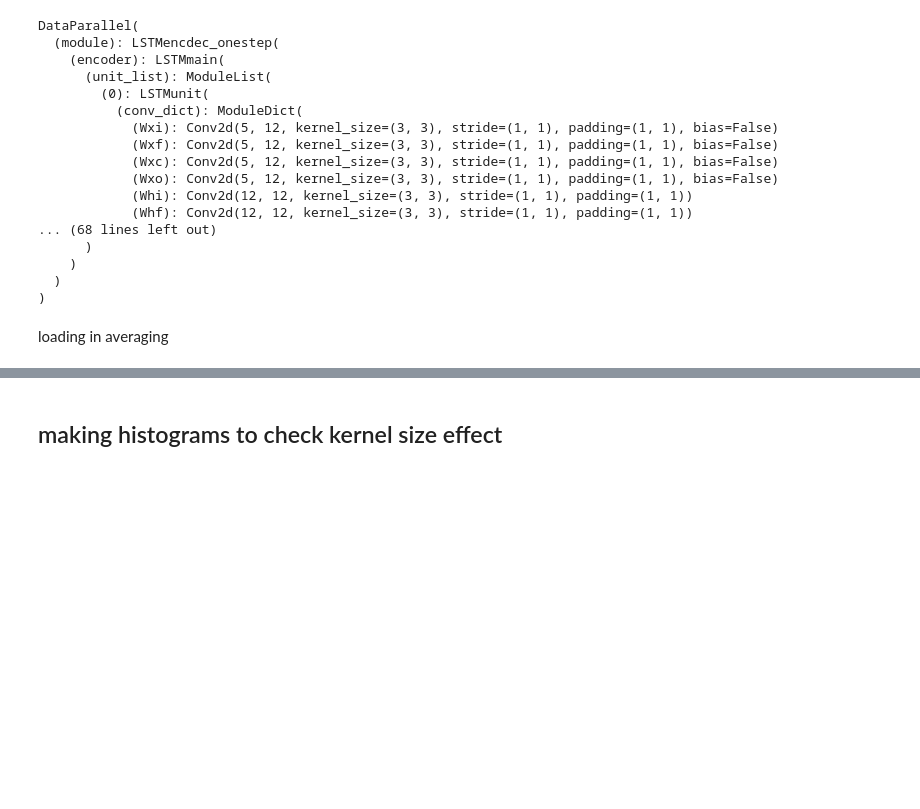
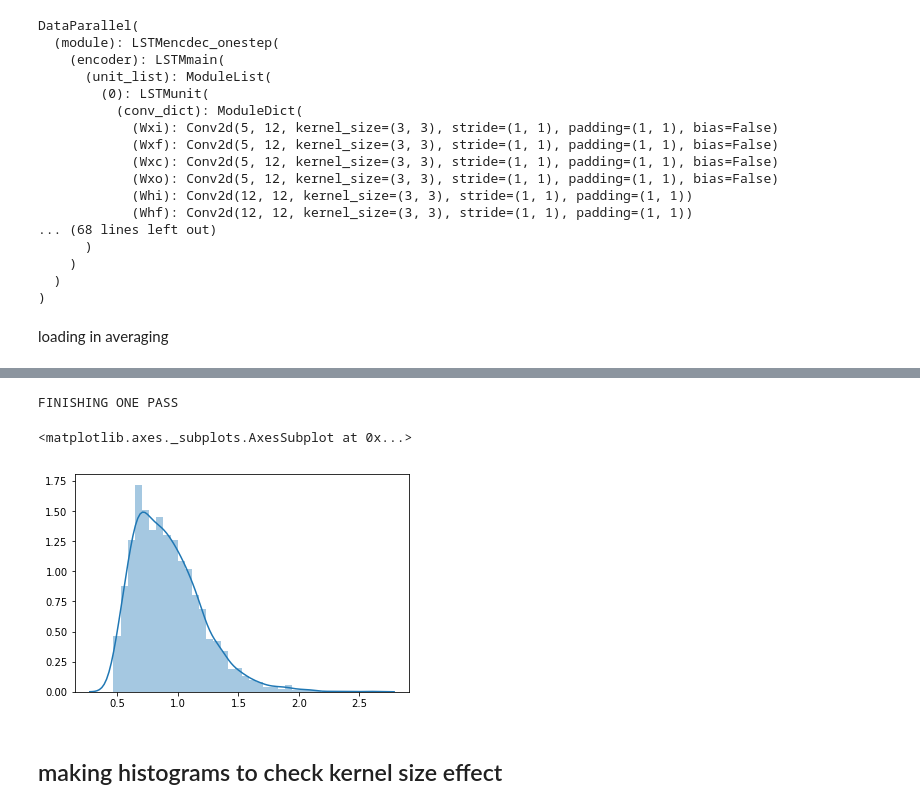
Before and after one commit to Garethlomax/acse-9-independent-research-project-Garethlomax, a Jupyter notebook: Model_testing.ipynb, the cells around one changed output, grey strips where cells are left out. Drawn from its saved outputs; the diff is of its cells as text; code cells hidden in the pictures; blank space fills up the shorter version.

```diff
--- a/Model_testing.ipynb
+++ b/Model_testing.ipynb
@@ -1199,2 +1187,16 @@ torch.Size([2000, 16, 16])
+# %%
+d = np.load("weights_bce.npy")
+weights = torch.tensor(d)
+c = nn.BCEWithLogitsLoss(pos_weight=weights)
+
+losses = batch_loss_histogram(test_model, train_loader, loss_func = c)
+# %% [output]
+FINISHING ONE PASS
+# %%
+import seaborn as sns
+sns.distplot(losses)
+# %% [output]
+<matplotlib.axes._subplots.AxesSubplot at 0x...>
+[figure, added]
 # %% [markdown]
 ## making histograms to check kernel size effect
```
Also changed, not shown: parts of 11 cells of this notebook.
